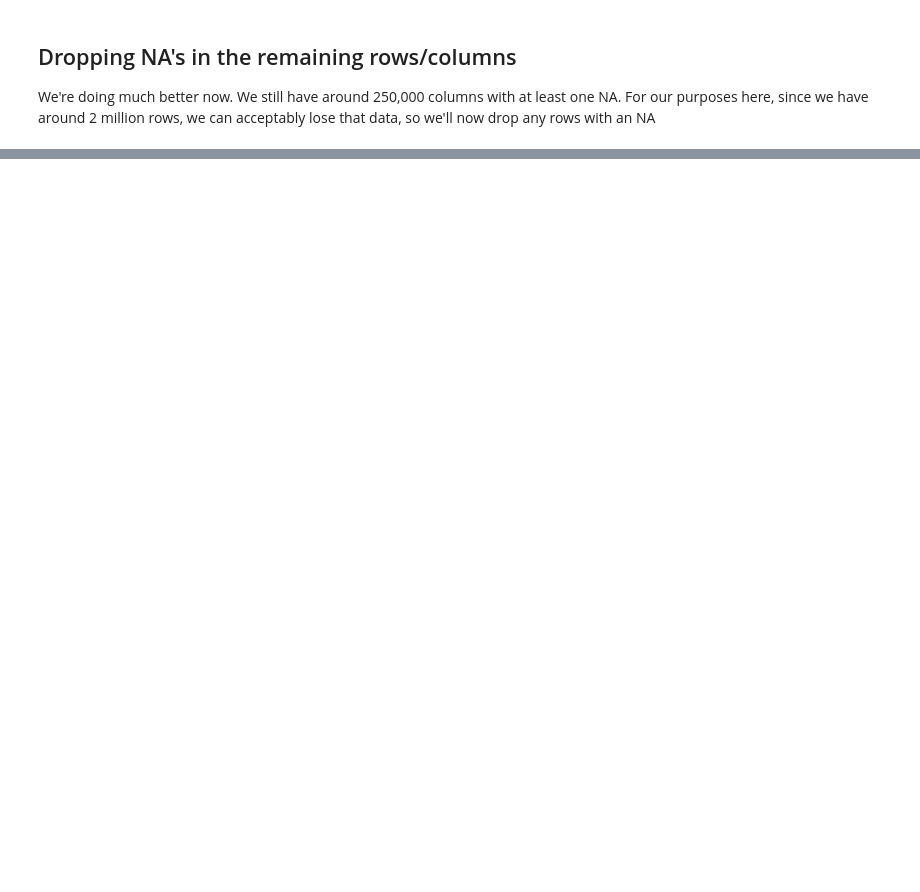
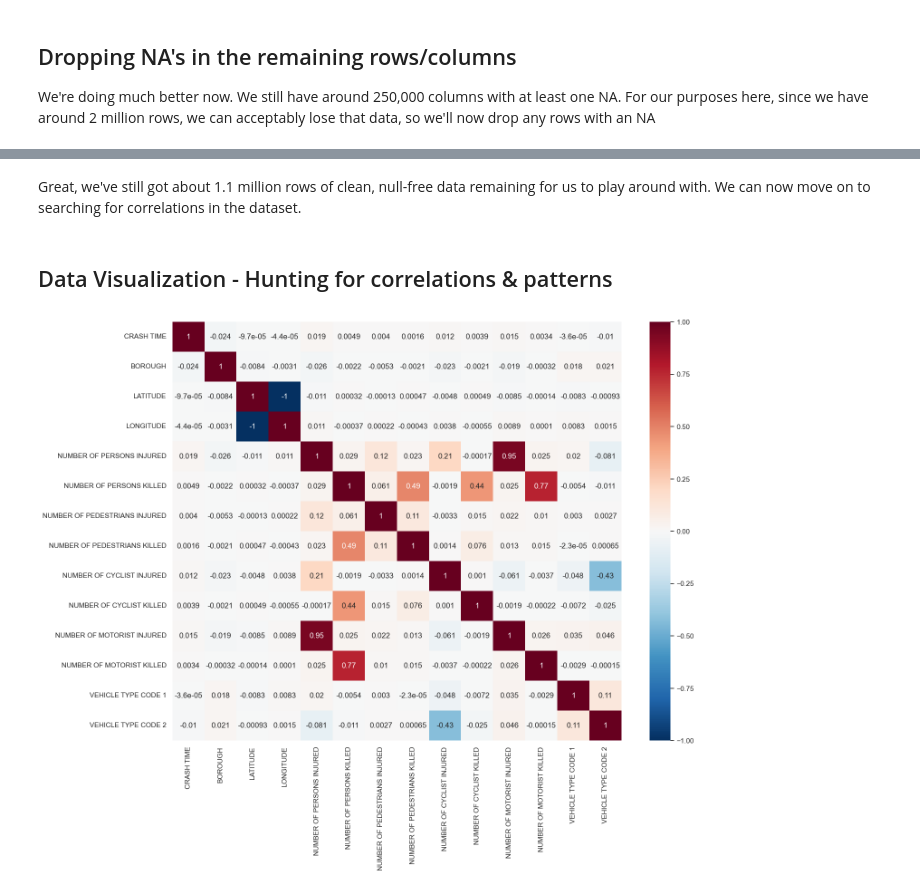
Before and after one commit to jackr276/Manhattan-Data-Regression-Analysis, a Jupyter notebook: Motor Vehicle Collisions Analysis.ipynb, the cells around one changed output, grey strips where cells are left out. Drawn from its saved outputs; the diff is of its cells as text; code cells hidden in the pictures; blank space fills up the shorter version.

Commit message:
continue work, initial correlation work not promising

```diff
--- a/Motor Vehicle Collisions Analysis.ipynb
+++ b/Motor Vehicle Collisions Analysis.ipynb
@@ -115,7 +119,7 @@ So we're definitely in a better spot now, but there is still much more that we c
 # %%
 # Drop all of these columns in here
-collisions.drop(['ON STREET NAME', 'CROSS STREET NAME', 'OFF STREET NAME', 'COLLISION_ID', \
-                 'CONTRIBUTING FACTOR VEHICLE 1', 'CONTRIBUTING FACTOR VEHICLE 2'], axis=1, inplace=True)
+collisions.drop(['ON STREET NAME', 'LOCATION','CROSS STREET NAME', 'OFF STREET NAME', 'COLLISION_ID', \
+                 'CONTRIBUTING FACTOR VEHICLE 1', 'CONTRIBUTING FACTOR VEHICLE 2', 'CRASH DATE', 'ZIP CODE'], axis=1, inplace=True)
 # %%
 # Let's see how we're doing now...
 null_values=collisions.isnull().sum()
@@ -167,0 +201,8 @@ dtype: int64
+# %%
+def clock_time_to_minutes(clock_time):
+    #Split the clock time along the colon
+    split = clock_time.split(":")
+    return int(split[1])*60 + int(split[0])
+
+#Apply this to the CRASH TIME
+collisions['CRASH TIME'] = collisions['CRASH TIME'].apply(clock_time_to_minutes)
@@ -167,0 +231,3 @@ dtype: int64
+# %%
+collisions['NUMBER OF PERSONS INJURED'] = collisions['NUMBER OF PERSONS INJURED'].apply(lambda x: int(x))
+collisions['NUMBER OF PERSONS KILLED'] = collisions['NUMBER OF PERSONS KILLED'].apply(lambda x: int(x))
@@ -167,0 +257,9 @@ dtype: int64
+# %%
+borough_le = preprocessing.LabelEncoder()
+# Note that we want to use the same label encoder for both type code sets
+typecode_le = preprocessing.LabelEncoder()
+
+collisions['BOROUGH'] = borough_le.fit_transform(collisions['BOROUGH'])
+typecode_le.fit(collisions['VEHICLE TYPE CODE 1'].values.tolist() + collisions['VEHICLE TYPE CODE 2'].values.tolist())
+collisions['VEHICLE TYPE CODE 1'] = typecode_le.transform(collisions['VEHICLE TYPE CODE 1'])
+collisions['VEHICLE TYPE CODE 2'] = typecode_le.transform(collisions['VEHICLE TYPE CODE 2'])
@@ -167,0 +282,16 @@ dtype: int64
+# %% [markdown]
+Great, we've still got about 1.1 million rows of clean, null-free data remaining for us to play around with. We can now move on to searching for correlations in the dataset.
+# %% [markdown]
+## Data Visualization - Hunting for correlations & patterns
+# %%
+display(HTML("<style>.container { width:100% !important; }</style>"))
+corr = collisions.corr(method='pearson')
+sns.set(font_scale=1)
+plt.figure(figsize=(16,12))
+sns_plot = sns.heatmap(
+    corr,
+    cmap='RdBu_r',
+    annot=True,
+    vmin=-1, vmax=1);
+# %% [output]
+[figure, added]
```
Also changed, not shown: parts of 13 cells of this notebook.
